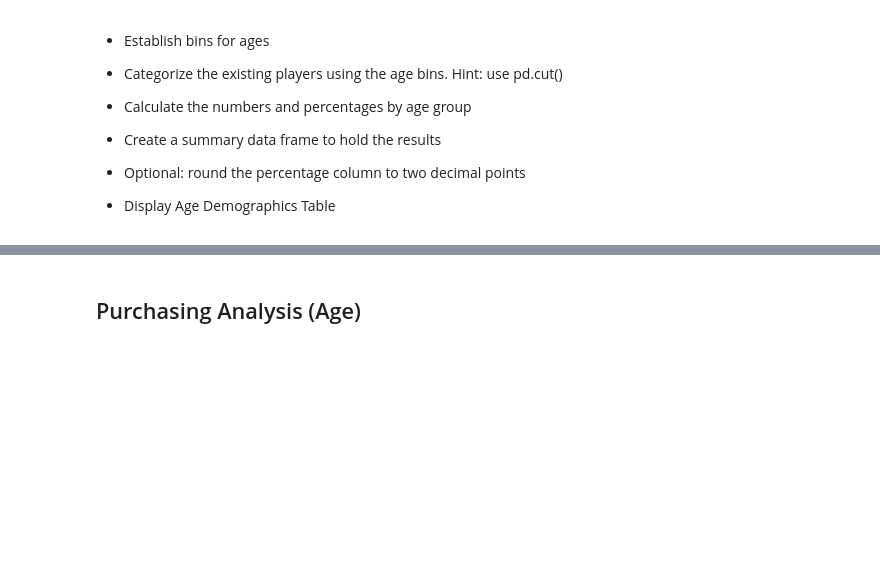
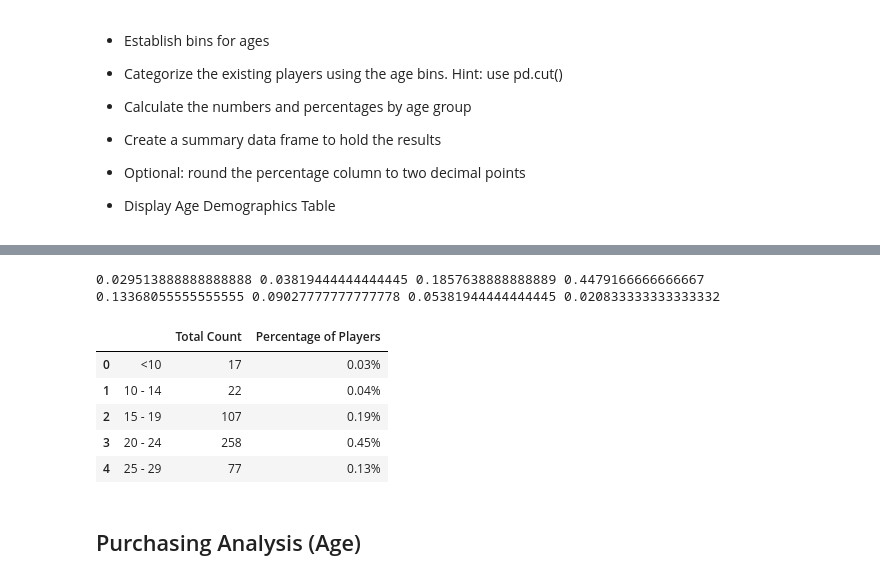
Before and after one commit to avbui-coat/pandas_challenge, a Jupyter notebook: Heroes_of_Pymoli/Heroes_Of_Pymoli_starter.ipynb, the cells around one changed output, grey strips where cells are left out. Cells and saved outputs as stored; diff of their text form; code cells hidden in the pictures; blank space fills up the shorter version.

```diff
--- a/Heroes_of_Pymoli/Heroes_Of_Pymoli_starter.ipynb
+++ b/Heroes_of_Pymoli/Heroes_Of_Pymoli_starter.ipynb
@@ -261,3 +273,10 @@ gender_purchase_summary.to_csv("Purchase_Analysis_by_Gender.csv", index=False, h
 
 
 * Display Age Demographics Table
+# %%
+age_group_count = pd.DataFrame(purchase_data.groupby('Age Group')['SN'].value_counts())
+
+total_player_age_group = age_group_count.groupby('Age Group')['SN'].count()
+#if I only did age_group_count.groupby('Age Group').count() -- still worked but the data is in a dataframe -- so the next cell wasnt able to run calculations on the dataframe
+#so I did group by age then get the numbers of the player using ['SN'].count()
+total_player_age_group
@@ -263,0 +294,28 @@ gender_purchase_summary.to_csv("Purchase_Analysis_by_Gender.csv", index=False, h
+# %%
+percent_group1 = total_player_age_group['<10']/total_player
+percent_group2 = total_player_age_group['10 - 14']/total_player
+percent_group3 = total_player_age_group['15 - 19']/total_player
+percent_group4 = total_player_age_group['20 - 24']/total_player
+percent_group5 = total_player_age_group['25 - 29']/total_player
+percent_group6 = total_player_age_group['30 - 34']/total_player
+percent_group7 = total_player_age_group['35 - 39']/total_player
+percent_group8 = total_player_age_group['40+']/total_player
+
+#print(percent_group1,percent_group2,percent_group3,percent_group4, percent_group5, percent_group6, percent_group7, percent_group8)
+# %% [output]
+0.029513888888888888 0.03819444444444445 0.1857638888888889 0.4479166666666667 0.13368055555555555 0.09027777777777778 0.05381944444444445 0.020833333333333332
+# %%
+age_summary=pd.DataFrame({
+    '': ['<10','10 - 14','15 - 19','20 - 24','25 - 29', '30 - 34','35 - 39','40+'],
+    'Total Count':[total_player_age_group['<10'],total_player_age_group['10 - 14'],total_player_age_group['15 - 19'],total_player_age_group['20 - 24'],total_player_age_group['25 - 29'],total_player_age_group['30 - 34'],total_player_age_group['35 - 39'],total_player_age_group['40+']],
+    'Percentage of Players':[percent_group1,percent_group2,percent_group3,percent_group4, percent_group5, percent_group6, percent_group7, percent_group8]
+})
+age_summary['Percentage of Players']=age_summary['Percentage of Players'].map('{:.2f}%'.format)
+age_summary.head()
+# %% [output]
+|  |  | Total Count | Percentage of Players |
+| 0 | <10 | 17 | 0.03% |
+| 1 | 10 - 14 | 22 | 0.04% |
+| 2 | 15 - 19 | 107 | 0.19% |
+| 3 | 20 - 24 | 258 | 0.45% |
+| 4 | 25 - 29 | 77 | 0.13% |
```
Also changed, not shown: parts of 3 cells of this notebook, 3 other files.
